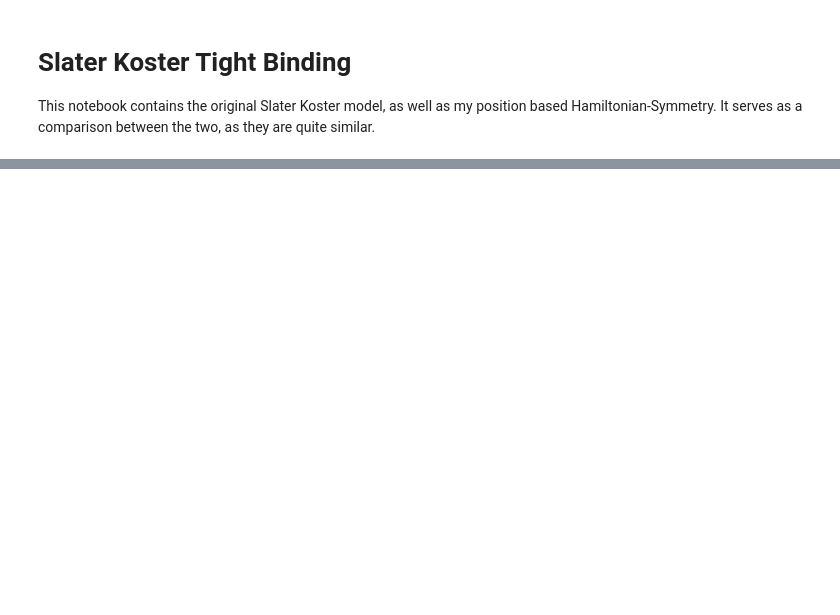
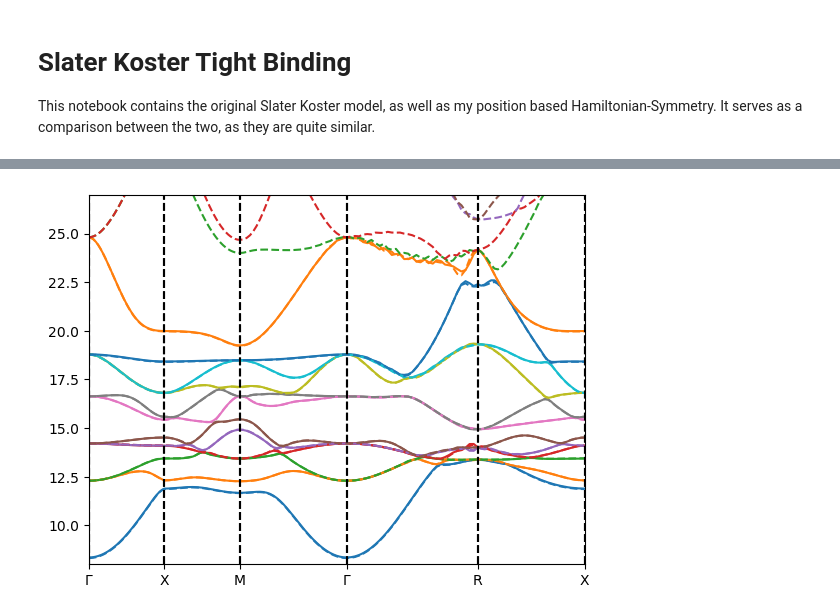
Before and after one commit to redweasel/tight-binding, a Jupyter notebook: notebooks/SlaterKosterTightBinding.ipynb, the cells around one changed output, grey strips where cells are left out. Drawn from its saved outputs; the diff is of its cells as text; code cells hidden in the pictures; blank space fills up the shorter version.

```diff
--- a/notebooks/SlaterKosterTightBinding.ipynb
+++ b/notebooks/SlaterKosterTightBinding.ipynb
@@ -71,0 +100,15 @@ tb_nitinol.save("ni_sym.repr")
+# %%
+import qespresso_interface as qe
+material2 = qe.QECrystal("nitinol_2_993", [], [], [], 0)
+k_smpl2, _, ref_bands2, symmetries2, fermi_energy2 = material2.read_bands()
+k_smpl2, ref_bands2 = Symmetry(symmetries).realize_symmetric_data(k_smpl2, ref_bands2)
+
+path = kpaths.KPath('G').to('X').to('M').to('G').to('R').to('X')
+interpolator = kpaths.interpolate(k_smpl, ref_bands, Symmetry.none(), method='cubic')
+interpolator2 = kpaths.interpolate(k_smpl2, ref_bands2[:,8:], Symmetry.none(), method='cubic')
+path.plot(interpolator, '-')
+path.plot(interpolator2, '--')
+plt.ylim(8, 27)
+plt.show()
+# %% [output]
+[figure, added]
```
Also changed, not shown: parts of 8 cells of this notebook, 9 other files.
